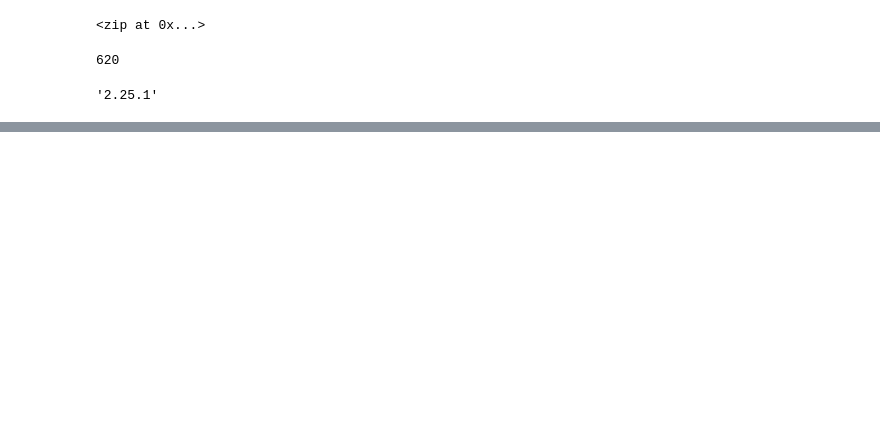
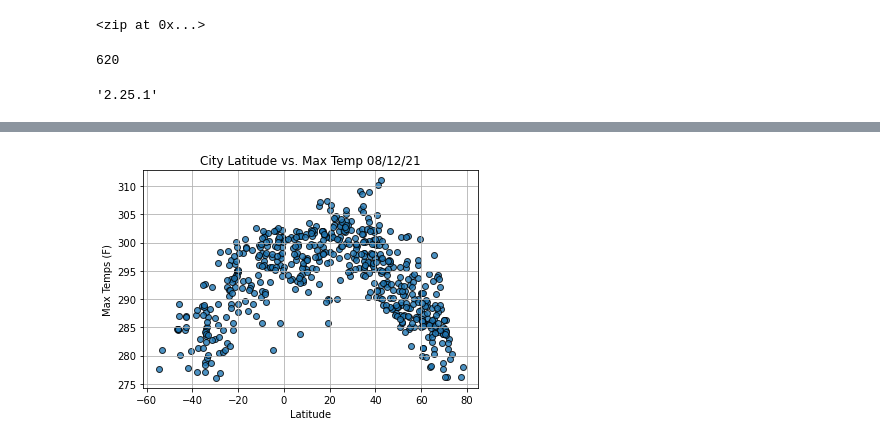
Before and after one commit to freddie784/World_Weather_Analysis, a Jupyter notebook: WeatherPY.ipynb, the cells around one changed output, grey strips where cells are left out. Saved outputs shown, nothing was run; the diff lists cells and outputs as text; code cells hidden in the pictures; blank space fills up the shorter version.

Commit message:
created scatter plots for with weather data

```diff
--- a/WeatherPY.ipynb
+++ b/WeatherPY.ipynb
@@ -152,0 +153,23 @@ cityDataDF.to_csv(outputDataFile, index_label= "City_ID")
+# %%
+lats = cityDataDF["Lat"]
+maxTemps = cityDataDF["Max Temp"]
+humidities = cityDataDF["Humidity"]
+cloudiness = cityDataDF["Cloudiness"]
+windSpeed = cityDataDF["Wind Speed"]
+# %%
+import time
+
+#Build Scatterplot
+
+plt.scatter(lats, maxTemps, edgecolor = "black", linewidths=1, marker="o", alpha=0.8, label = "Cities")
+
+plt.title(f"City Latitude vs. Max Temp " + time.strftime("%x"))
+plt.ylabel("Max Temps (F)")
+plt.xlabel("Latitude")
+plt.grid(True)
+
+plt.savefig("weather_data/Fig1.png")
+
+plt.show()
+# %% [output]
+[figure, added]
```
Also changed, not shown: parts of 14 cells of this notebook, 5 other files.
